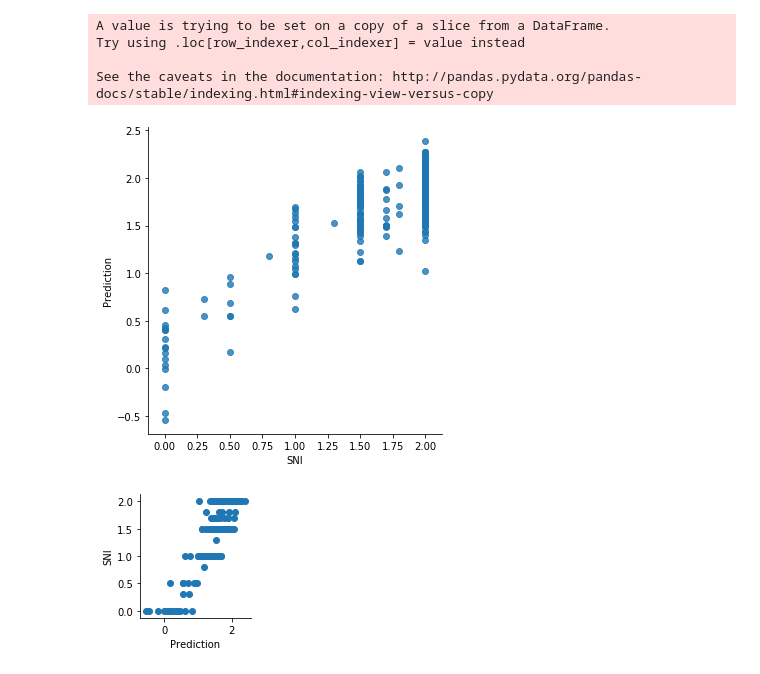
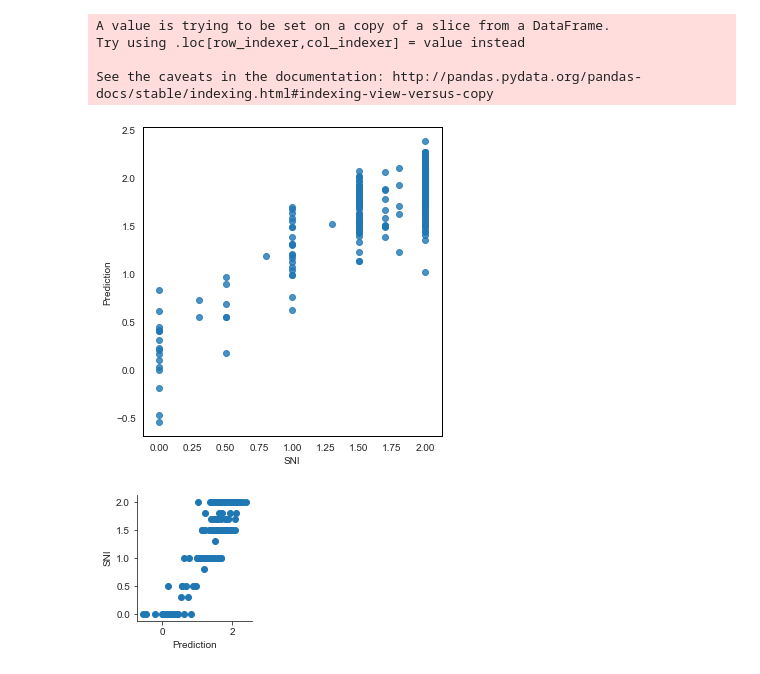
Before and after one commit to mjirik/scaffan, a Jupyter notebook: experiments/lobulus_area_evaluation.ipynb, the cells around one changed output. Drawn from its saved outputs; the diff is of its cells as text; code cells hidden in the pictures.

```diff
--- a/experiments/lobulus_area_evaluation.ipynb
+++ b/experiments/lobulus_area_evaluation.ipynb
@@ -4,7 +4,7 @@ import pandas as pd
 import seaborn as sns
 import scipy
 import skimage
-
+sns.set_style("ticks")
 from pathlib import Path
 output_path_images = Path("../text/")
 
@@ -486,11 +509,14 @@ See the caveats in the documentation: http://pandas.pydata.org/pandas-docs/stabl
 # %%
 # list(dfs.keys())
 # %%
-sns.lmplot(data=dfs, x="SNI", y="Prediction", fit_reg=False)
+wax = sns.lmplot(data=dfs, x="SNI", y="Prediction", fit_reg=False)
+ax = wax.ax
+uu = ax.spines["top"].set_visible(True)
+uu = ax.spines["right"].set_visible(True)
 plt.savefig(output_path_images / "SNI_prediction.pdf", bbox_inches='tight')
 plt.savefig(output_path_images / "SNI_prediction.png", bbox_inches='tight', dpi=800)
 # %% [output]
-[figure, old version]
+[figure, new version]
 # %%
 
 g = sns.PairGrid(
@@ -503,4 +529,4 @@ g = sns.PairGrid(
     ])
 g.map(plt.scatter);
 # %% [output]
-[figure, old version]
+[figure, new version]
```
Also changed, not shown: parts of 9 cells of this notebook, 1 other file.
